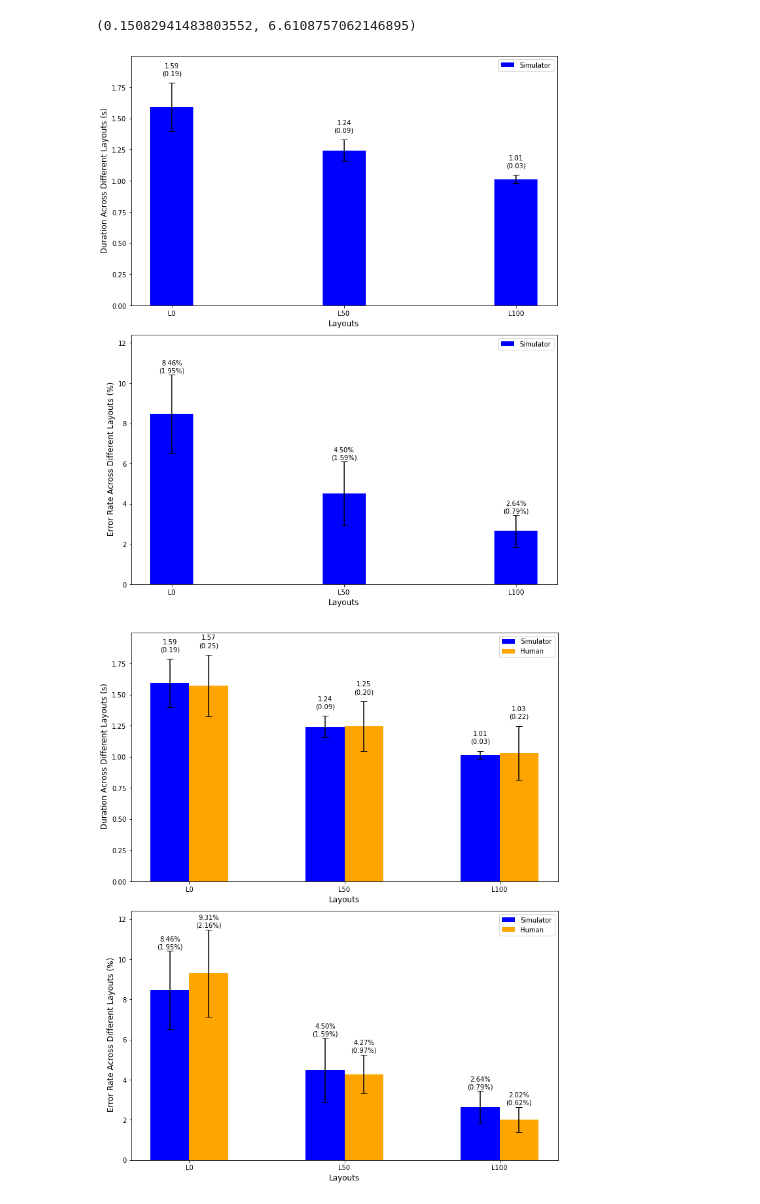
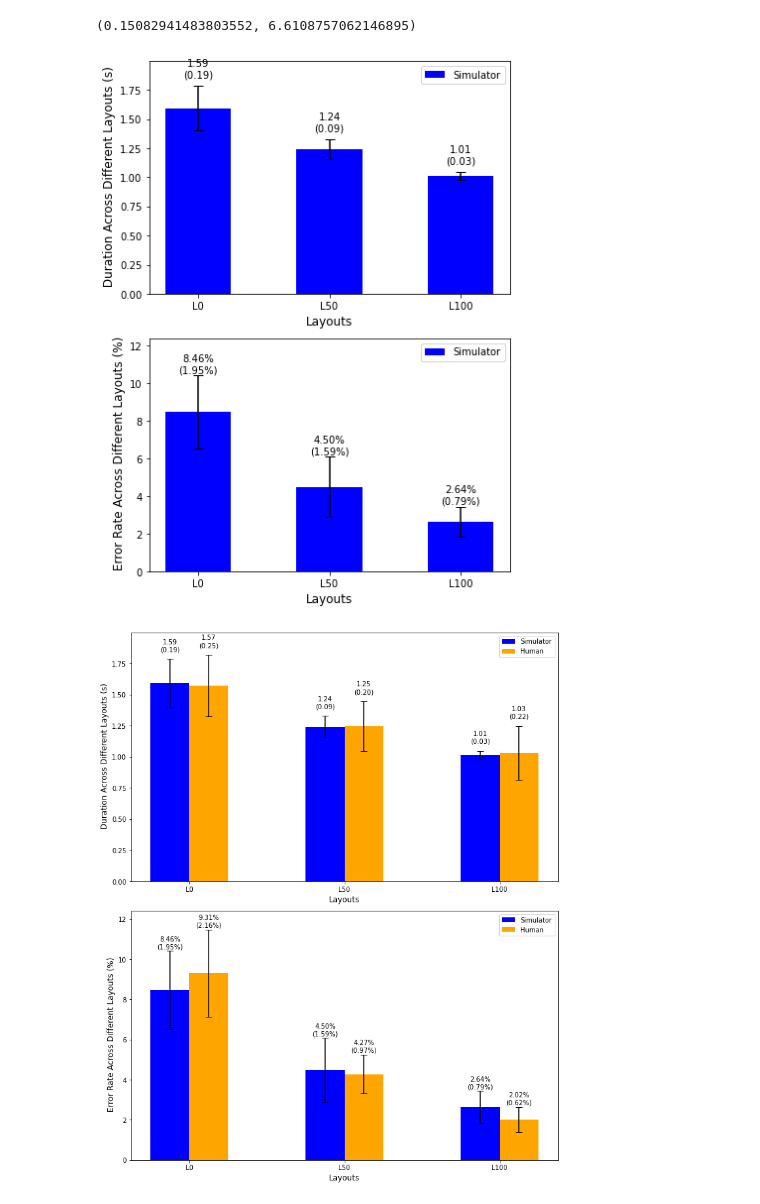
Before and after one commit to BaiYunpeng1949/heads-up-multitasker, a Jupyter notebook: huc/envs/mobile_reading/results/Grid Search.ipynb, the cells around one changed output. Drawn from its saved outputs; the diff is of its cells as text; code cells hidden in the pictures.

```diff
--- a/huc/envs/mobile_reading/results/Grid Search.ipynb
+++ b/huc/envs/mobile_reading/results/Grid Search.ipynb
@@ -230,11 +230,11 @@ def plot_comparison_bars(sim_means, sim_sems, human_means, human_sems, title_pre
     plt.show()
 # %%
 def plot_simulated_bars(sim_means, sim_sems, title_prefix=""):
-    fig, axs = plt.subplots(2, 1, figsize=(10, 12))
+    fig, axs = plt.subplots(2, 1, figsize=(6, 8))
 
     x_labels = ["L0", "L50", "L100"]
     x = np.arange(len(x_labels))
-    bar_width = 0.25
+    bar_width = 0.5
 
     # Plotting for Duration
     axs[0].bar(x, sim_means[0], yerr=sim_sems[0], color='blue', width=bar_width, label='Simulator', capsize=5)
@@ -267,34 +267,34 @@ def plot_simulated_bars(sim_means, sim_sems, title_prefix=""):
 
     # Styling for Error Rate
     axs[1].set_xlabel("Layouts", fontsize=12)
     axs[1].set_ylabel(f"{title_prefix} Error Rate Across Different Layouts (%)", fontsize=12)
     axs[1].set_xticks(x)
     axs[1].set_xticklabels(x_labels)
     axs[1].legend()
 
     # After plotting and annotating Duration bars, adjust the y-limit
     adjust_ylim(axs[0], sim_duration_mean + human_duration_mean, sim_duration_sem + human_duration_sem)
 
     # After plotting and annotating Error Rate bars, adjust the y-limit
     adjust_ylim(axs[1], sim_error_mean + human_error_mean, sim_error_sem + human_error_sem)
 
     plt.tight_layout()
     plt.show()
 
 # Extract the data for each agent
 simulation_durations = extract_data(individual_df, best_params, 'steps', layouts)
 simulation_errors = extract_data(individual_df, best_params, 'error', layouts)
 sim_durations = [[item * sim_to_real_ratio_duration for item in sublist] for sublist in simulation_durations]
 sim_errors = [[item * sim_to_real_ratio_error for item in sublist] for sublist in simulation_errors]
 
 sim_duration_mean, sim_duration_sem = calculate_mean_and_sem(sim_durations)
 sim_error_mean, sim_error_sem = calculate_mean_and_sem(sim_errors)
 
 # Plot
 plot_simulated_bars([sim_duration_mean, sim_error_mean],
                     [sim_duration_sem, sim_error_sem])
 # %% [output]
-[figure, old version]
+[figure, new version]
 # %%
 # Extract the data for each agent
 simulation_durations = extract_data(individual_df, best_params, 'steps', layouts)
```
Also changed, not shown: parts of 13 cells of this notebook, 2 other files.
